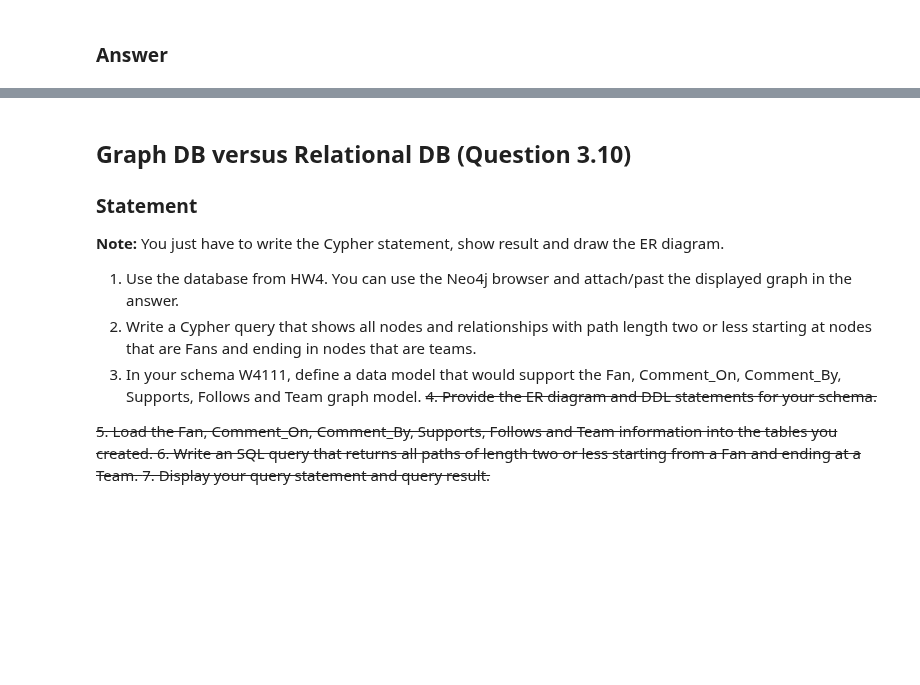
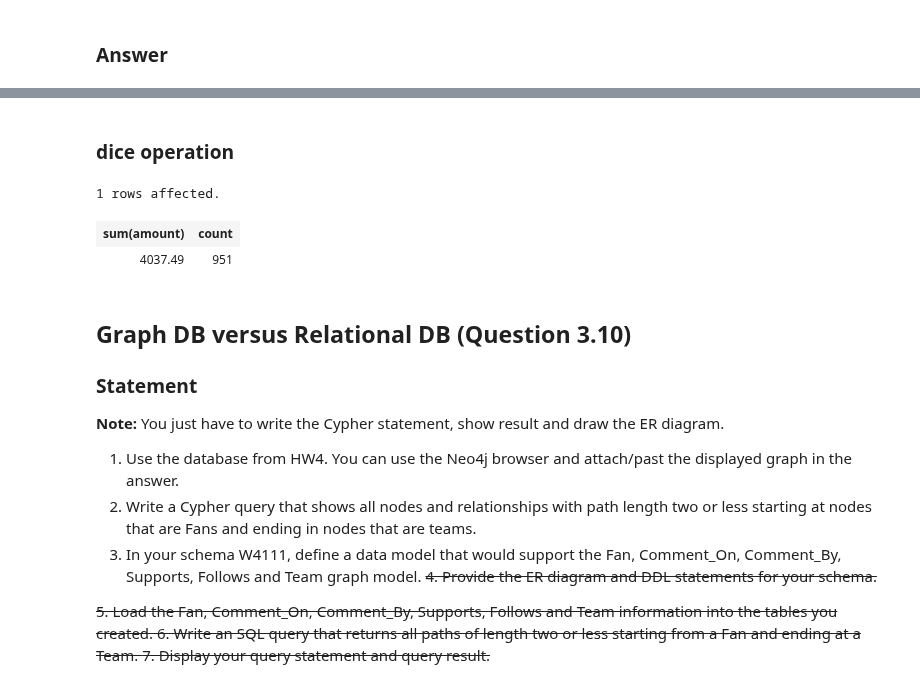
Before and after one commit to pow25/database, a Jupyter notebook: final/final-w4111-fall-2018-v1-public.ipynb, the cells around one changed output, grey strips where cells are left out. Saved outputs shown, nothing was run; the diff lists cells and outputs as text; code cells hidden in the pictures; blank space fills up the shorter version.

```diff
--- a/final/final-w4111-fall-2018-v1-public.ipynb
+++ b/final/final-w4111-fall-2018-v1-public.ipynb
@@ -1941,3 +2032,12 @@ from payment;
+# %% [markdown]
+### dice operation
+# %%
+%%sql select sum(amount),count(*) as count from sakila.rental_payment_fact_dimension where dim_year = 2005
+and country in ('Japan','Canada') limit 10;
+# %% [output]
+1 rows affected.
+| sum(amount) | count |
+| 4037.49 | 951 |
 # %% [markdown]
 ## Graph DB versus Relational DB (Question 3.10)
 
```
Also changed, not shown: parts of 14 cells of this notebook, 2 other files.
